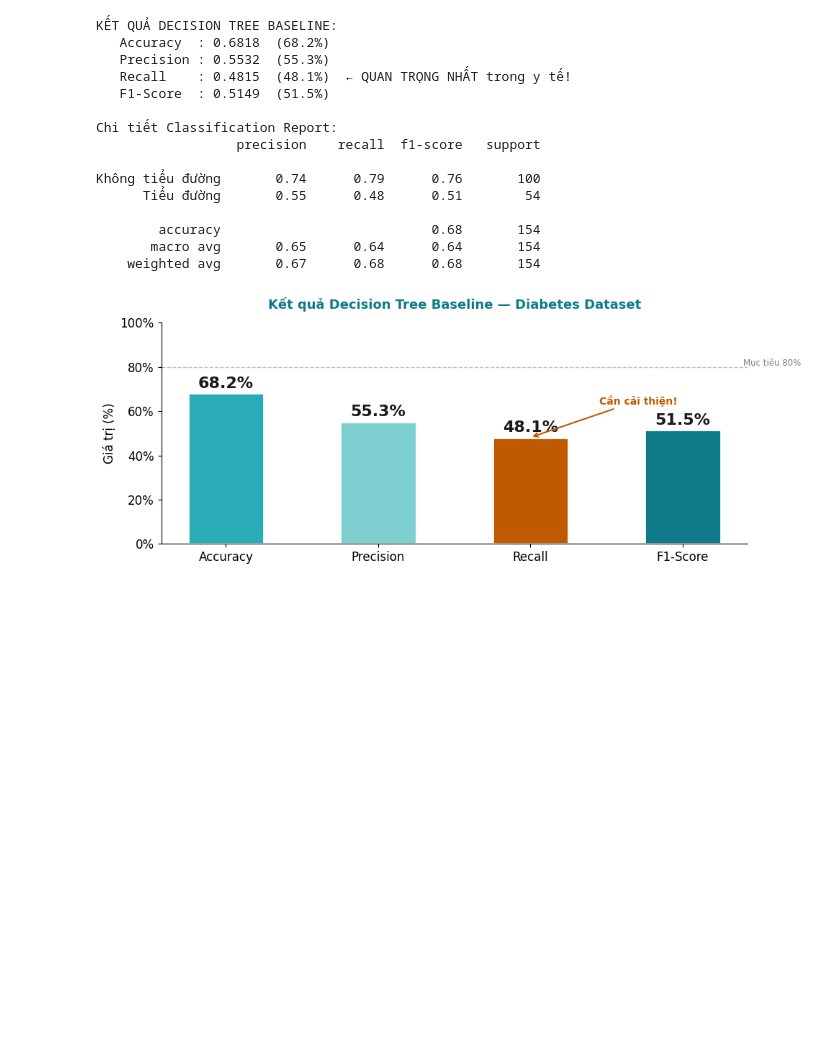
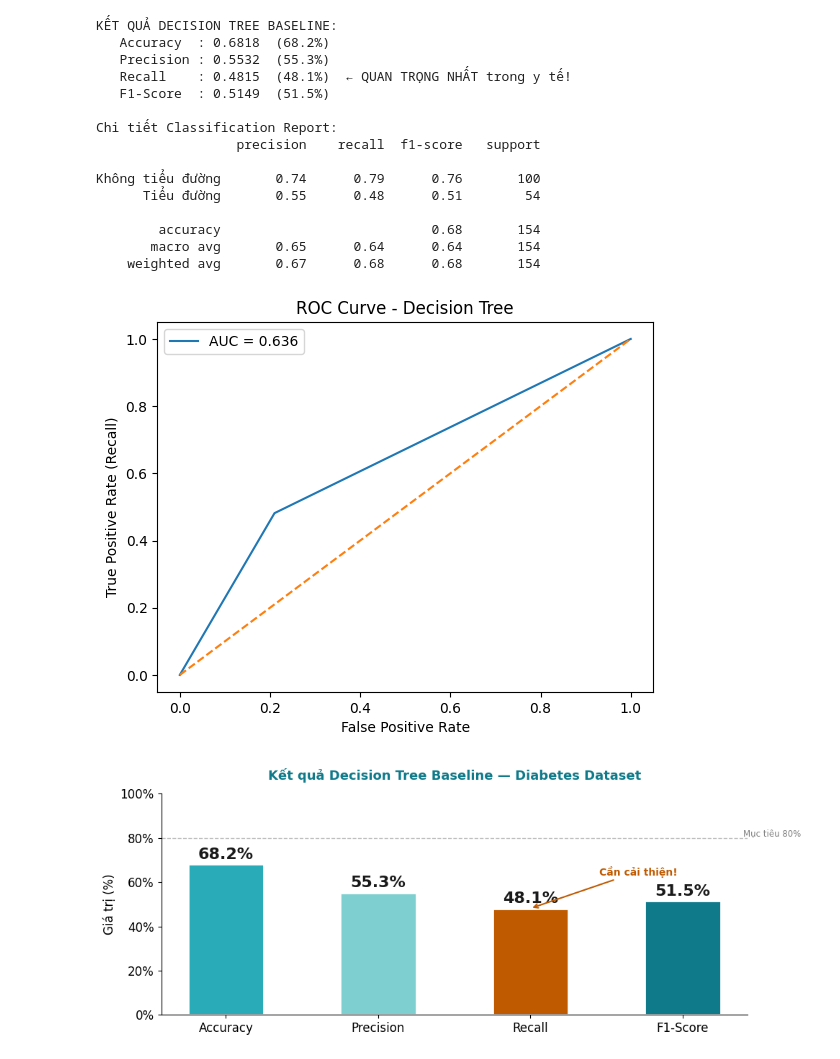
Before and after one commit to TramSt/decision-tree-pima-diabetes, a Jupyter notebook: notebooks/02_model.ipynb, the cells around one changed output. Cells and saved outputs as stored; diff of their text form; code cells hidden in the pictures; blank space fills up the shorter version.

```diff
--- a/notebooks/02_model.ipynb
+++ b/notebooks/02_model.ipynb
@@ -124,6 +124,24 @@ Không tiểu đường       0.74      0.79      0.76       100
         accuracy                           0.68       154
        macro avg       0.65      0.64      0.64       154
     weighted avg       0.67      0.68      0.68       154
+# %%
+y_proba = pipeline_baseline.predict_proba(X_test)[:,1]
+
+fpr, tpr, thresholds = roc_curve(y_test, y_proba)
+roc_auc = auc(fpr, tpr)
+
+plt.figure()
+plt.plot(fpr, tpr, label=f"AUC = {roc_auc:.3f}")
+plt.plot([0,1], [0,1], linestyle='--') #duong de so sanh
+
+plt.xlabel("False Positive Rate")
+plt.ylabel("True Positive Rate (Recall)")
+plt.title("ROC Curve - Decision Tree")
+
+plt.legend()
+plt.show()
+# %% [output]
+[figure, added]
 # %%
 # ── Biểu đồ kết quả ─────────────────────────────────────────
 fig, ax = plt.subplots(figsize=(10, 4))
```
Also changed, not shown: parts of 3 cells of this notebook.
